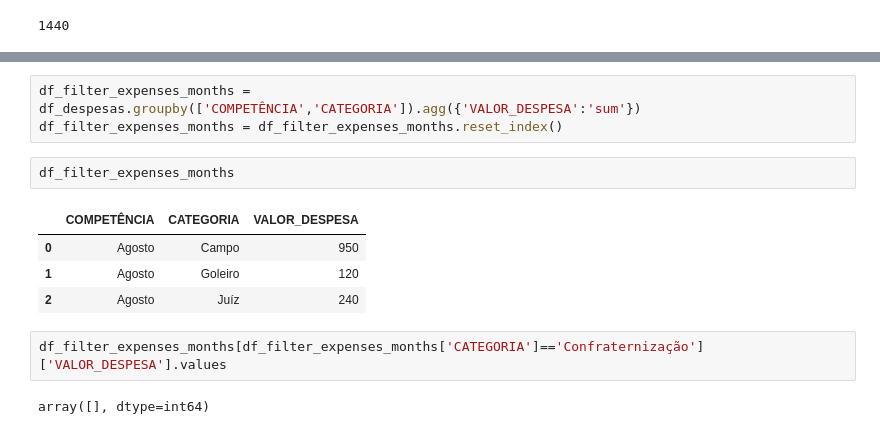
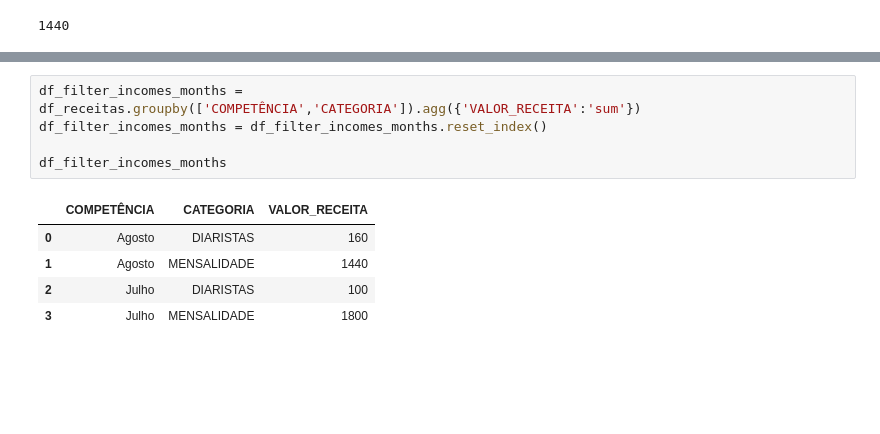
Before and after one commit to talesaraujoc/mrleague_dashboard_controle_financeiro, a Jupyter notebook: notebook.ipynb, the cells around one changed output, grey strips where cells are left out. Cells and saved outputs as stored; diff of their text form; blank space fills up the shorter version.

Commit message:
update trigger month

```diff
--- a/notebook.ipynb
+++ b/notebook.ipynb
@@ -235,14 +203,11 @@ print(receita_mensalidade)
 # %%
-df_filter_expenses_months = df_despesas.groupby(['COMPETÊNCIA','CATEGORIA']).agg({'VALOR_DESPESA':'sum'})
-df_filter_expenses_months = df_filter_expenses_months.reset_index()
+df_filter_incomes_months = df_receitas.groupby(['COMPETÊNCIA','CATEGORIA']).agg({'VALOR_RECEITA':'sum'})
+df_filter_incomes_months = df_filter_incomes_months.reset_index()
+
+df_filter_incomes_months
+# %% [output]
+|  | COMPETÊNCIA | CATEGORIA | VALOR_RECEITA |
+| 0 | Agosto | DIARISTAS | 160 |
+| 1 | Agosto | MENSALIDADE | 1440 |
+| 2 | Julho | DIARISTAS | 100 |
+| 3 | Julho | MENSALIDADE | 1800 |
-# %%
-df_filter_expenses_months
-# %% [output]
-|  | COMPETÊNCIA | CATEGORIA | VALOR_DESPESA |
-| 0 | Agosto | Campo | 950 |
-| 1 | Agosto | Goleiro | 120 |
-| 2 | Agosto | Juíz | 240 |
-# %%
-df_filter_expenses_months[df_filter_expenses_months['CATEGORIA']=='Confraternização']['VALOR_DESPESA'].values
-# %% [output]
-array([], dtype=int64)
```
Also changed, not shown: parts of 15 cells of this notebook, 2 other files.
